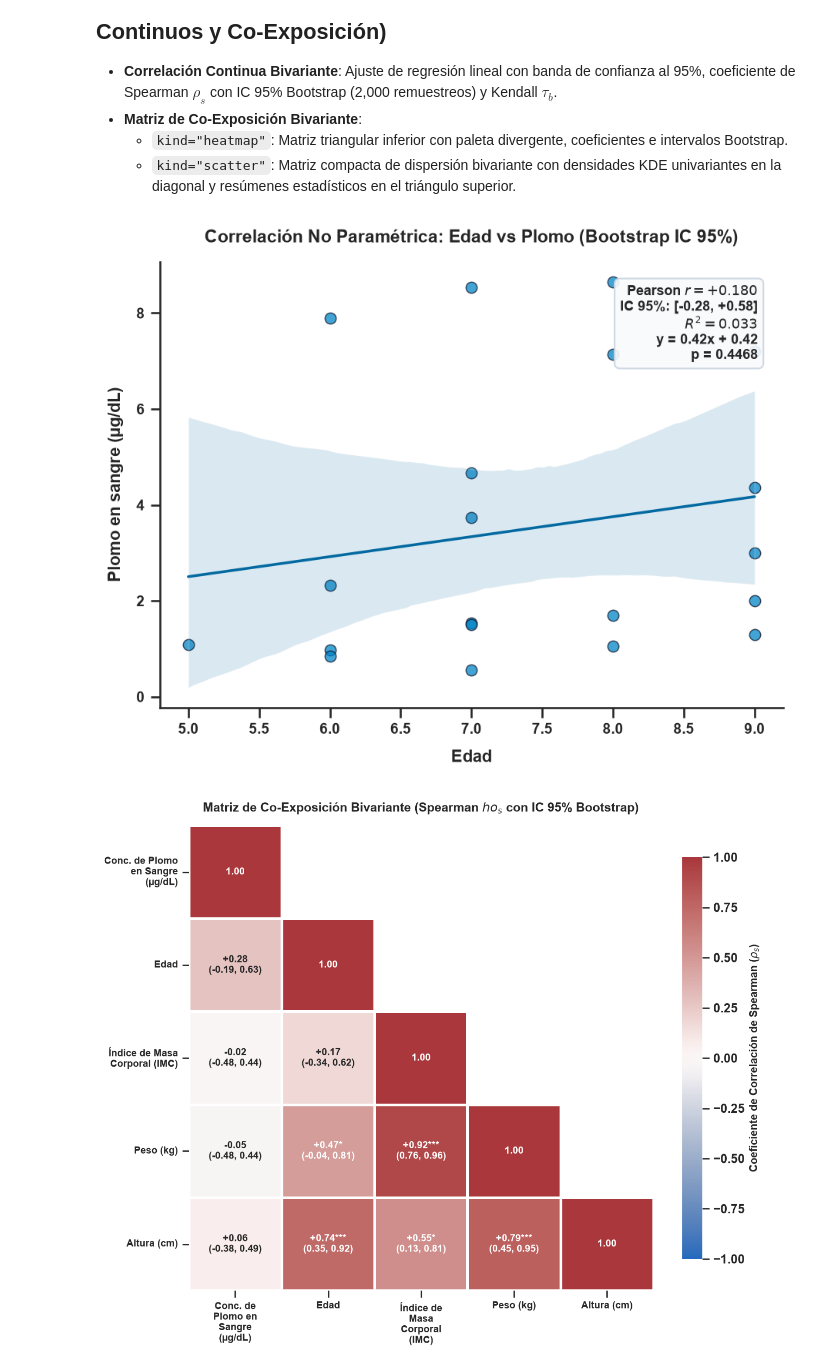
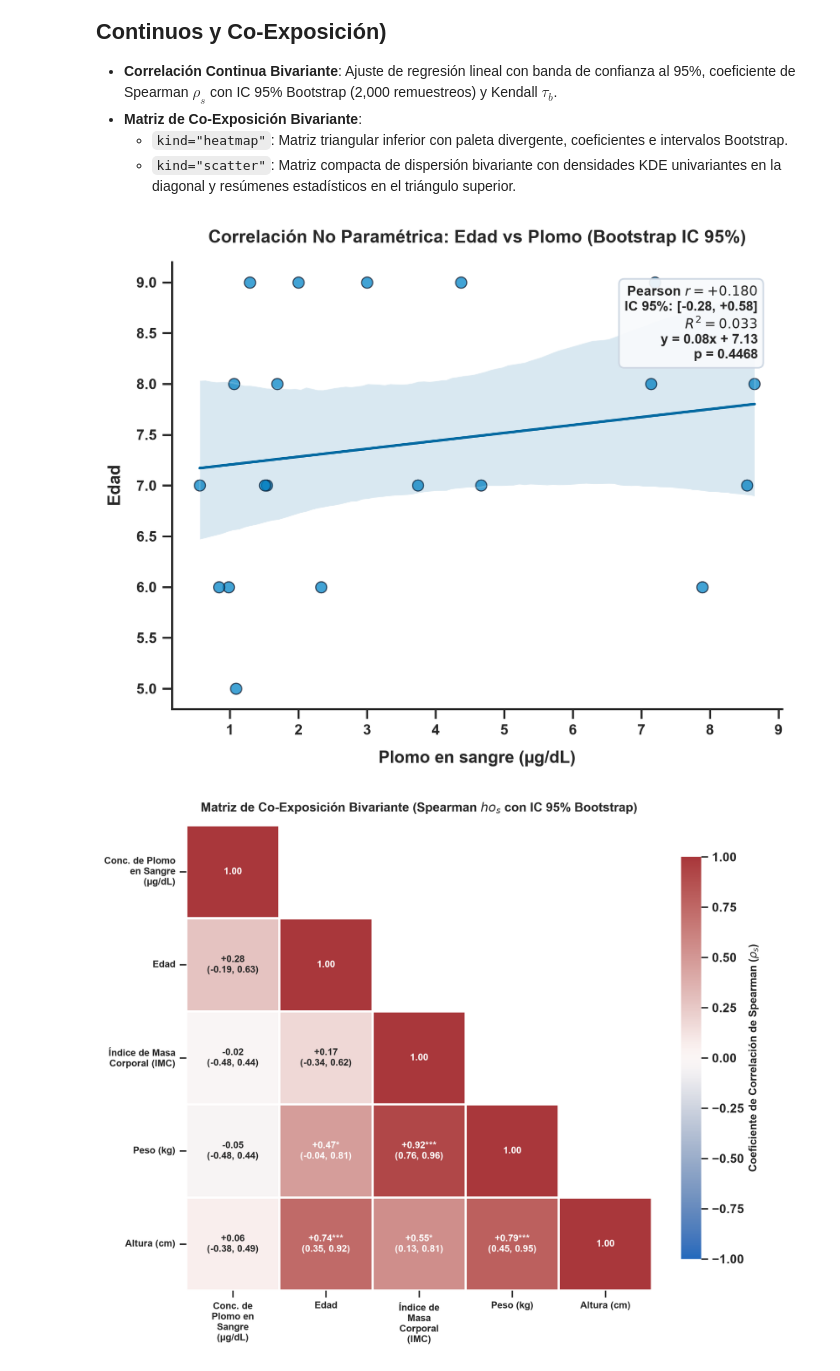
Before and after one commit to estralvarez/HeavyStats, a Jupyter notebook: notebooks/bivariante/02_graficos.ipynb, the cells around one changed output. Cells and saved outputs as stored; diff of their text form; code cells hidden in the pictures.

```diff
--- a/notebooks/bivariante/02_graficos.ipynb
+++ b/notebooks/bivariante/02_graficos.ipynb
@@ -217,17 +217,17 @@ plt.show()
 # %%
 # 3.1 Dispersión y Correlación No Paramétrica: Edad vs Concentración de Plomo
 fig_corr_sp, ax_corr_sp = bp.correlation_analysis(
-    x="Edad",
-    y="Plomo_ug_dL",
+    y="Edad",
+    x="Plomo_ug_dL",
     method="parametric",
     n_boot=2000,
     title="Correlación No Paramétrica: Edad vs Plomo (Bootstrap IC 95%)",
     filepath=str(salidas_graficos / "dispersion_plomo_edad_spearman.png")
 )
 fig_corr_sp.savefig(salidas_graficos / "dispersion_plomo_edad_spearman.pdf", dpi=300, bbox_inches="tight")
 plt.show()
 # %% [output]
-[figure, old version]
+[figure, new version]
 # %%
 # 3.2 Matriz de Co-Exposición Cuantitativa: Heatmap Triangular Editorial
 cols_cuant = [c for c in ["Plomo_ug_dL", "Edad", "IMC", "Peso_kg", "Altura_cm"] if c in df_analytical.columns]
```
Also changed, not shown: parts of 12 cells of this notebook, 12 other files.
